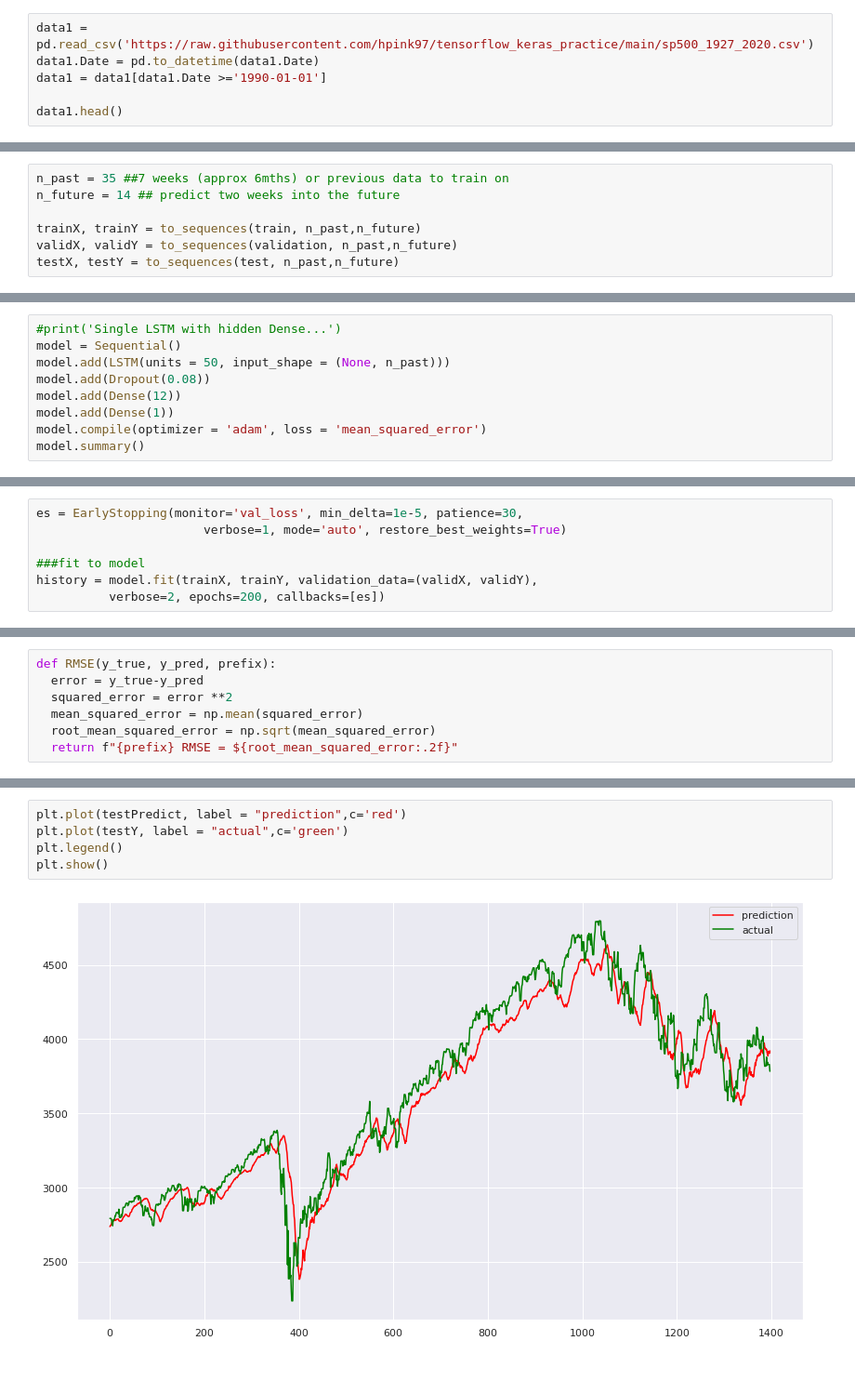
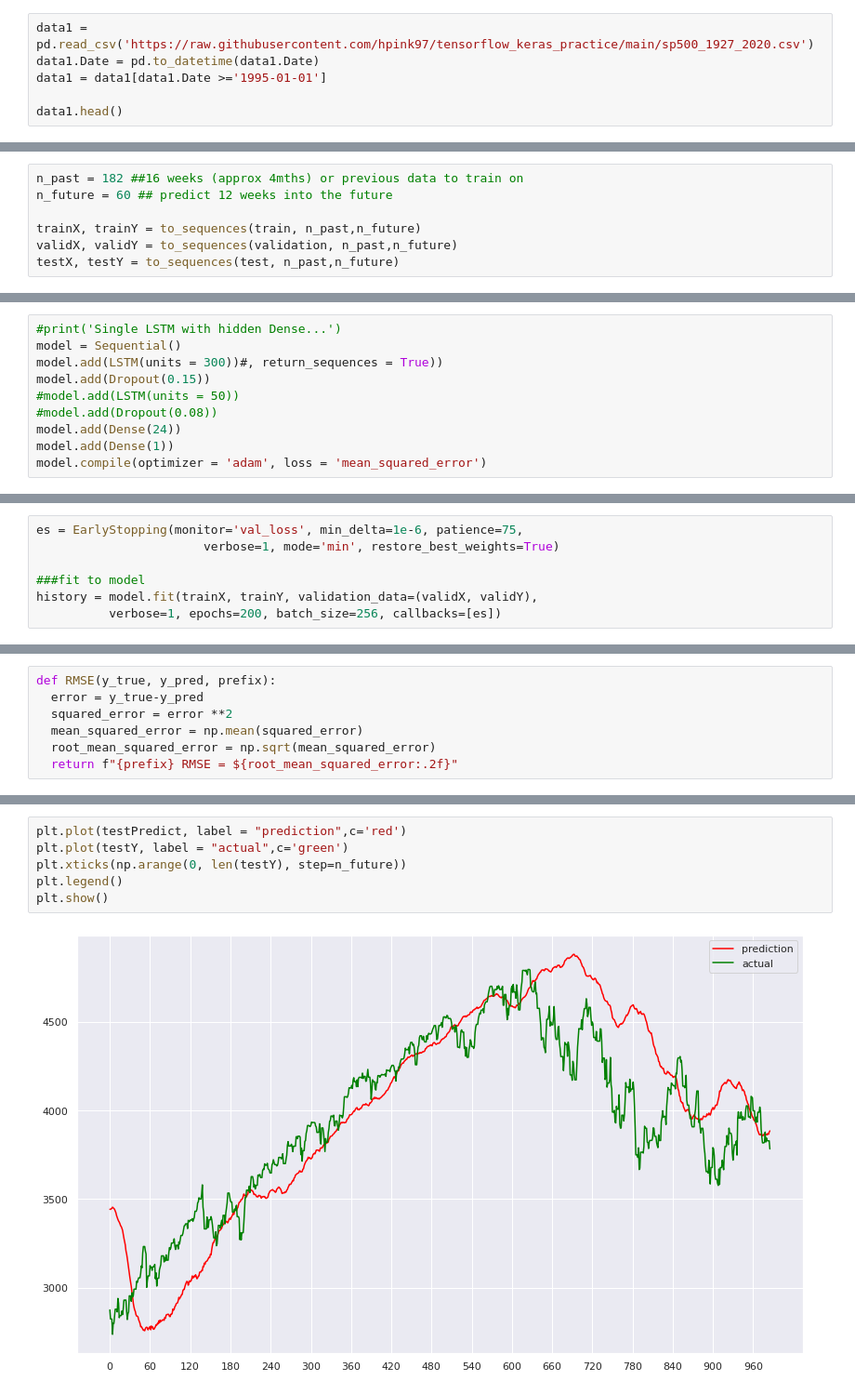
Before and after one commit to hpink97/ML_notebooks, a Jupyter notebook: SP500_LSTM.ipynb, the cells around one changed output, grey strips where cells are left out. Shown at 93% size. Drawn from its saved outputs; the diff is of its cells as text.

```diff
--- a/SP500_LSTM.ipynb
+++ b/SP500_LSTM.ipynb
@@ -19,7 +28,7 @@ import xgboost as xgb
 # %%
 data1 = pd.read_csv('https://raw.githubusercontent.com/hpink97/tensorflow_keras_practice/main/sp500_1927_2020.csv')
 data1.Date = pd.to_datetime(data1.Date)
-data1 = data1[data1.Date >='1990-01-01']
+data1 = data1[data1.Date >='1995-01-01']
 
 data1.head()
 # %% [output]
@@ -156,8 +165,8 @@ def to_sequences(dataset, n_past, n_future):
 
     return np.array(x),np.array(y)
 # %%
-n_past = 35 ##7 weeks (approx 6mths) or previous data to train on
-n_future = 14 ## predict two weeks into the future
+n_past = 182 ##16 weeks (approx 4mths) or previous data to train on
+n_future = 60 ## predict 12 weeks into the future
 
 trainX, trainY = to_sequences(train, n_past,n_future)
 validX, validY = to_sequences(validation, n_past,n_future)
@@ -174,9 +183,10 @@ S&P500 data has been into train (8988 datapoints), validation (1519 datapoints)
 # %%
 #print('Single LSTM with hidden Dense...')
 model = Sequential()
-model.add(LSTM(units = 50, input_shape = (None, n_past)))
-model.add(Dropout(0.08))
-model.add(Dense(12))
+model.add(LSTM(units = 300))#, return_sequences = True))
+model.add(Dropout(0.15))
+#model.add(LSTM(units = 50))
+#model.add(Dropout(0.08))
+model.add(Dense(24))
 model.add(Dense(1))
 model.compile(optimizer = 'adam', loss = 'mean_squared_error')
-model.summary()
@@ -201,9 +193,9 @@ _________________________________________________________________
 # %%
-es = EarlyStopping(monitor='val_loss', min_delta=1e-5, patience=30,
-                       verbose=1, mode='auto', restore_best_weights=True)
+es = EarlyStopping(monitor='val_loss', min_delta=1e-6, patience=75,
+                       verbose=1, mode='min', restore_best_weights=True)
 
 ###fit to model
 history = model.fit(trainX, trainY, validation_data=(validX, validY),
-          verbose=2, epochs=200, callbacks=[es])
+          verbose=1, epochs=200, batch_size=256, callbacks=[es])
 # %% [output]
 Epoch 1/200
@@ -274,7 +275,8 @@ LSTM test RMSE = $167.20
 # %%
 plt.plot(testPredict, label = "prediction",c='red')
 plt.plot(testY, label = "actual",c='green')
+plt.xticks(np.arange(0, len(testY), step=n_future))
 plt.legend()
 plt.show()
 # %% [output]
-[figure, old version]
+[figure, new version]
```
Also changed, not shown: parts of 15 cells of this notebook.
